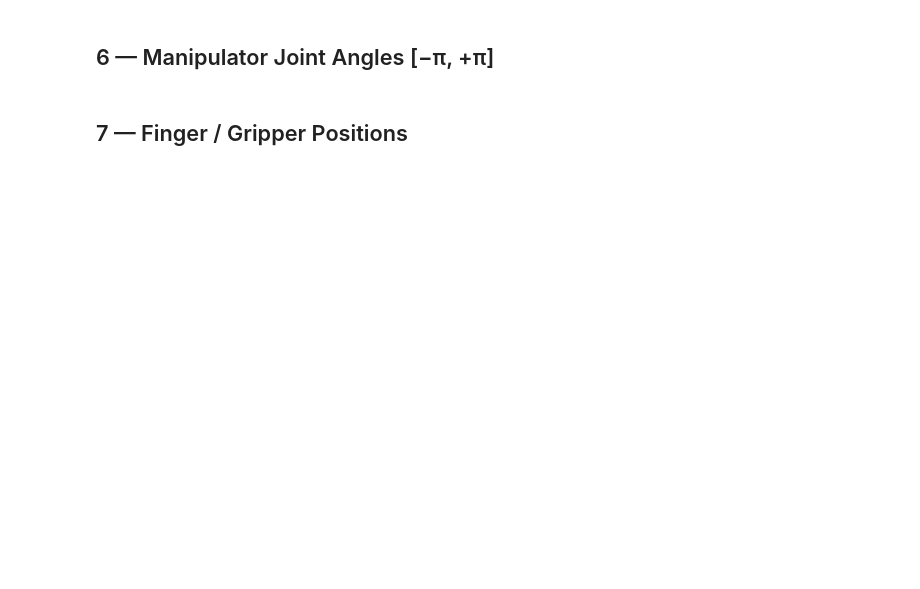
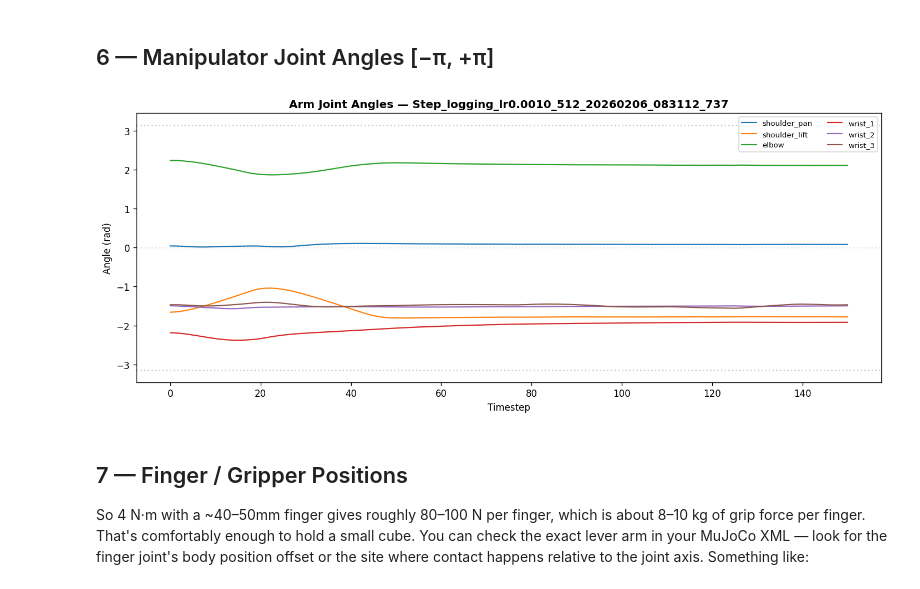
Before and after one commit to weissma6/my_mujoco_playground, a Jupyter notebook: evaluation/Rollout_Viz.ipynb, the cells around one changed output. Saved outputs shown, nothing was run; the diff lists cells and outputs as text; code cells hidden in the pictures; blank space fills up the shorter version.

```diff
--- a/evaluation/Rollout_Viz.ipynb
+++ b/evaluation/Rollout_Viz.ipynb
@@ -80,12 +130,27 @@ display(Video(video_path, embed=True, width=700))
 # %%
 cols = list(df.columns)
 
-qpos_cols   = sorted([c for c in cols if c.startswith('qpos_')])
-vel_cols    = sorted([c for c in cols if c.startswith('vel_')])
-torque_cols = sorted([c for c in cols if c.startswith('torque_')])
-ctrl_cols   = sorted([c for c in cols if c.startswith('ctrl_')])
+
+def _num_sort_key(col):
+    """Sort by trailing number so joint_2 comes before joint_10."""
+    m = re.search(r'(\d+)$', col)
+    return (0, int(m.group(1))) if m else (1, col)
+
+qpos_cols   = sorted([c for c in cols if c.startswith('qpos_')],   key=_num_sort_key)
+vel_cols    = sorted([c for c in cols if c.startswith('vel_')],     key=_num_sort_key)
+torque_cols = sorted([c for c in cols if c.startswith('torque_')],  key=_num_sort_key)
+ctrl_cols   = sorted([c for c in cols if c.startswith('ctrl_')],    key=_num_sort_key)
 
 print(f'qpos   columns ({len(qpos_cols)}): {qpos_cols}')
 print(f'vel    columns ({len(vel_cols)}): {vel_cols}')
 print(f'torque columns ({len(torque_cols)}): {torque_cols}')
 print(f'ctrl   columns ({len(ctrl_cols)}): {ctrl_cols}')
+
+# Quick sanity check: qpos_joint_8 should be box_x ≈ 0.7
+print(f'\nSanity: qpos_cols[8] = {qpos_cols[8]}, first value = {df[qpos_cols[8]].iloc[0]:.4f}  (expect ~0.7)')
+
+# Build readable name lookups
+qpos_names   = [c.replace('qpos_', '')   for c in qpos_cols]
+vel_names    = [c.replace('vel_', '')     for c in vel_cols]
+torque_names = [c.replace('torque_', '')  for c in torque_cols]
+ctrl_names   = [c.replace('ctrl_', '')    for c in ctrl_cols]
@@ -112,0 +225,12 @@ finger_torque_cols = torque_cols[N_ARM_JOINTS:]
+# %%
+# Verify mapping with initial values
+print('\n── Verification (timestep 0) ──')
+for col in qpos_cols:
+    print(f'  {col:20s} → {qpos_name_map[col]:16s}  = {df[col].iloc[0]:.4f}')
+
+# Finger torque
+finger_torque = [c for c in torque_cols if 'finger' in c or 'hand' in c]
+print(f'\nFinger torque column: {finger_torque}')
+if finger_torque:
+    for ft in finger_torque:
+        print(f'  {ft}  mean={df[ft].mean():.3f}  range=[{df[ft].min():.3f}, {df[ft].max():.3f}]')
@@ -115,30 +337,34 @@ finger_torque_cols = torque_cols[N_ARM_JOINTS:]
 # %%
 if arm_qpos_cols:
     t = df['timestep'].values
     fig, ax = plt.subplots(figsize=(12, 5))
 
     colors = plt.cm.tab10.colors
     for i, col in enumerate(arm_qpos_cols):
-        # Wrap to [-pi, pi]
         angles = np.arctan2(np.sin(df[col].values), np.cos(df[col].values))
-        label = col.replace('qpos_', '')
-        ax.plot(t, angles, lw=1.3, color=colors[i % len(colors)], label=label)
+        ax.plot(t, angles, lw=1.3, color=colors[i % len(colors)],
+                label=qpos_name_map[col])
 
     ax.set_ylim(-np.pi * 1.1, np.pi * 1.1)
     ax.axhline( np.pi, color='gray', ls=':', alpha=0.4)
     ax.axhline(-np.pi, color='gray', ls=':', alpha=0.4)
     ax.axhline(0,      color='gray', ls=':', alpha=0.2)
     ax.set_xlabel('Timestep')
     ax.set_ylabel('Angle (rad)')
     ax.set_title(f'Arm Joint Angles — {run.name}', fontweight='bold')
     ax.legend(loc='upper right', fontsize=8, ncol=2)
     plt.tight_layout()
     plt.savefig('arm_joint_angles.png', dpi=300, bbox_inches='tight')
     plt.show()
 else:
-    print('No qpos columns found — re-run training with updated UR10_ppo.py.')
+    print('No qpos columns found.')
+# %% [output]
+[figure, added]
 # %% [markdown]
 ## 7 — Finger / Gripper Positions
+
+So 4 N·m with a ~40–50mm finger gives roughly 80–100 N per finger, which is about 8–10 kg of grip force per finger. That's comfortably enough to hold a small cube.
+You can check the exact lever arm in your MuJoCo XML — look for the finger joint's body position offset or the site where contact happens relative to the joint axis. Something like:
 # %%
 if finger_qpos_cols:
     t = df['timestep'].values
```
Also changed, not shown: parts of 21 cells of this notebook, 9 other files.
